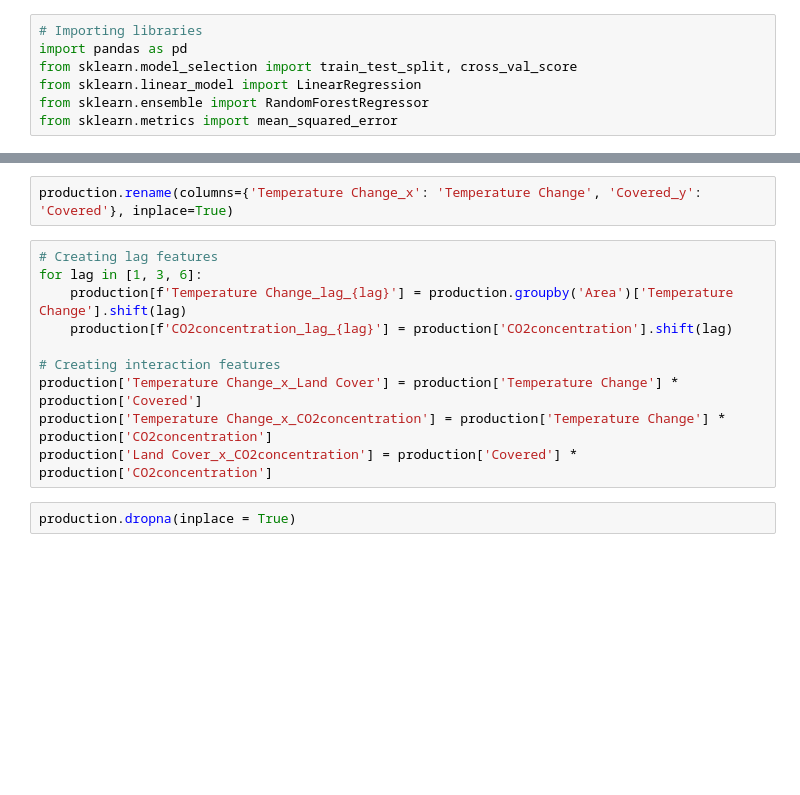
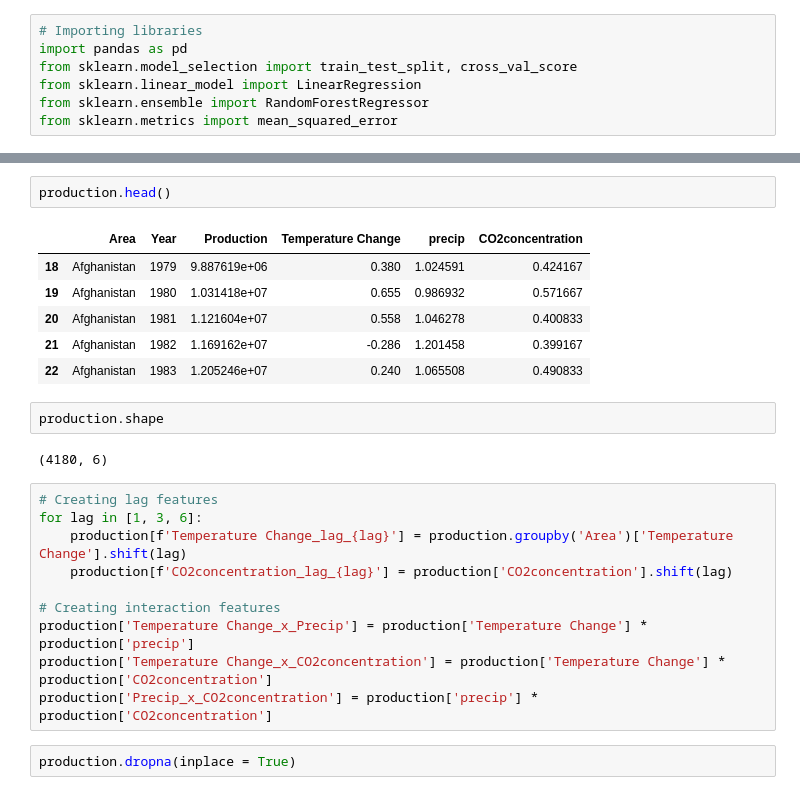
Before and after one commit to aymanezz/Climate_Impact_Agriculture_Yield, a Jupyter notebook: notebooks/feature_engineering.ipynb, the cells around one changed output, grey strips where cells are left out. Drawn from its saved outputs; the diff is of its cells as text; blank space fills up the shorter version.

```diff
--- a/notebooks/feature_engineering.ipynb
+++ b/notebooks/feature_engineering.ipynb
@@ -44,5 +101,16 @@ Index(['Area', 'Item', 'Production', 'Temperature Change', 'Indicator',
-# %%
-production.rename(columns={'Temperature Change_x': 'Temperature Change', 'Covered_y': 'Covered'}, inplace=True)
+# %%
+production.head()
+# %% [output]
+|  | Area | Year | Production | Temperature Change | precip | CO2concentration |
+| 18 | Afghanistan | 1979 | 9.887619e+06 | 0.380 | 1.024591 | 0.424167 |
+| 19 | Afghanistan | 1980 | 1.031418e+07 | 0.655 | 0.986932 | 0.571667 |
+| 20 | Afghanistan | 1981 | 1.121604e+07 | 0.558 | 1.046278 | 0.400833 |
+| 21 | Afghanistan | 1982 | 1.169162e+07 | -0.286 | 1.201458 | 0.399167 |
+| 22 | Afghanistan | 1983 | 1.205246e+07 | 0.240 | 1.065508 | 0.490833 |
+# %%
+production.shape
+# %% [output]
+(4180, 6)
 # %%
 # Creating lag features
 for lag in [1, 3, 6]:
@@ -50,9 +118,9 @@ for lag in [1, 3, 6]:
     production[f'CO2concentration_lag_{lag}'] = production['CO2concentration'].shift(lag)
 
 # Creating interaction features
-production['Temperature Change_x_Land Cover'] = production['Temperature Change'] * production['Covered']
+production['Temperature Change_x_Precip'] = production['Temperature Change'] * production['precip']
 production['Temperature Change_x_CO2concentration'] = production['Temperature Change'] * production['CO2concentration']
-production['Land Cover_x_CO2concentration'] = production['Covered'] * production['CO2concentration']
+production['Precip_x_CO2concentration'] = production['precip'] * production['CO2concentration']
 # %%
 production.dropna(inplace = True)
 # %%
```
Also changed, not shown: parts of 21 cells of this notebook.
